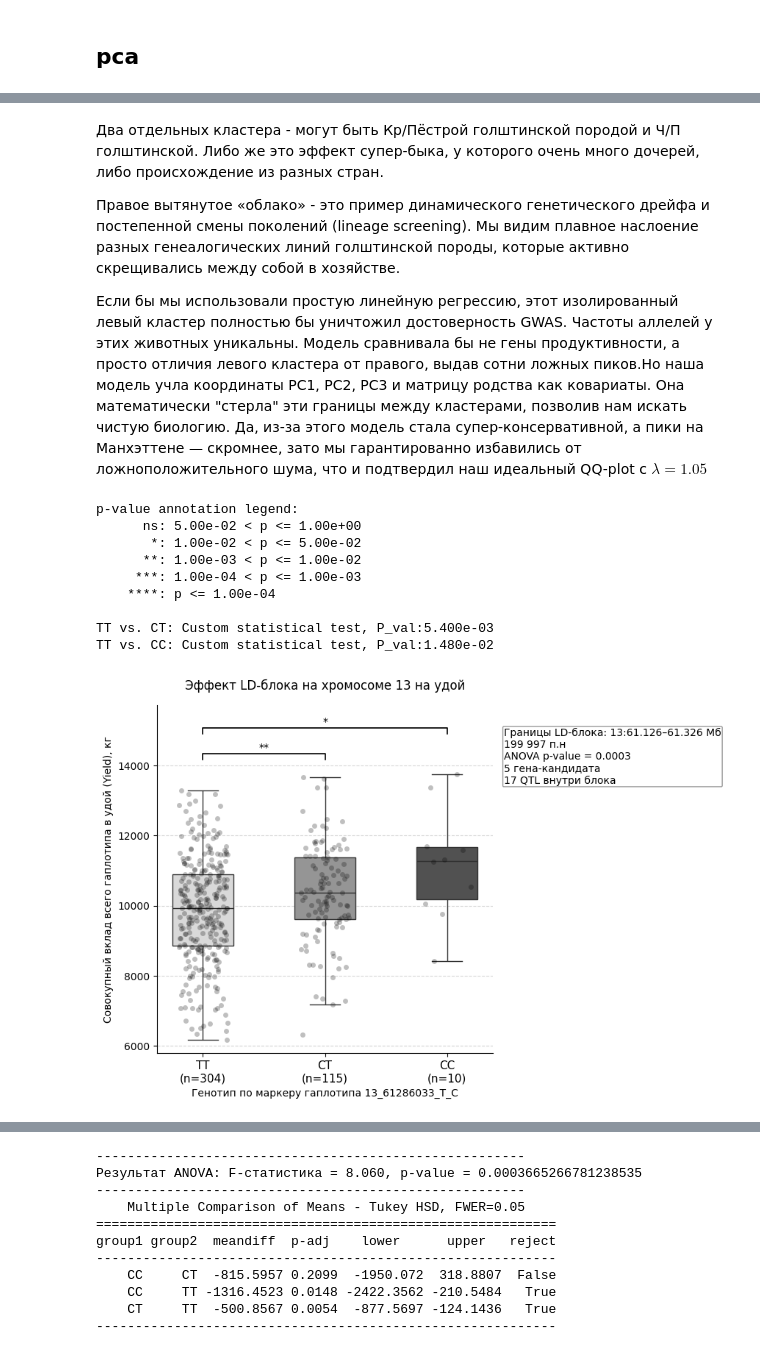
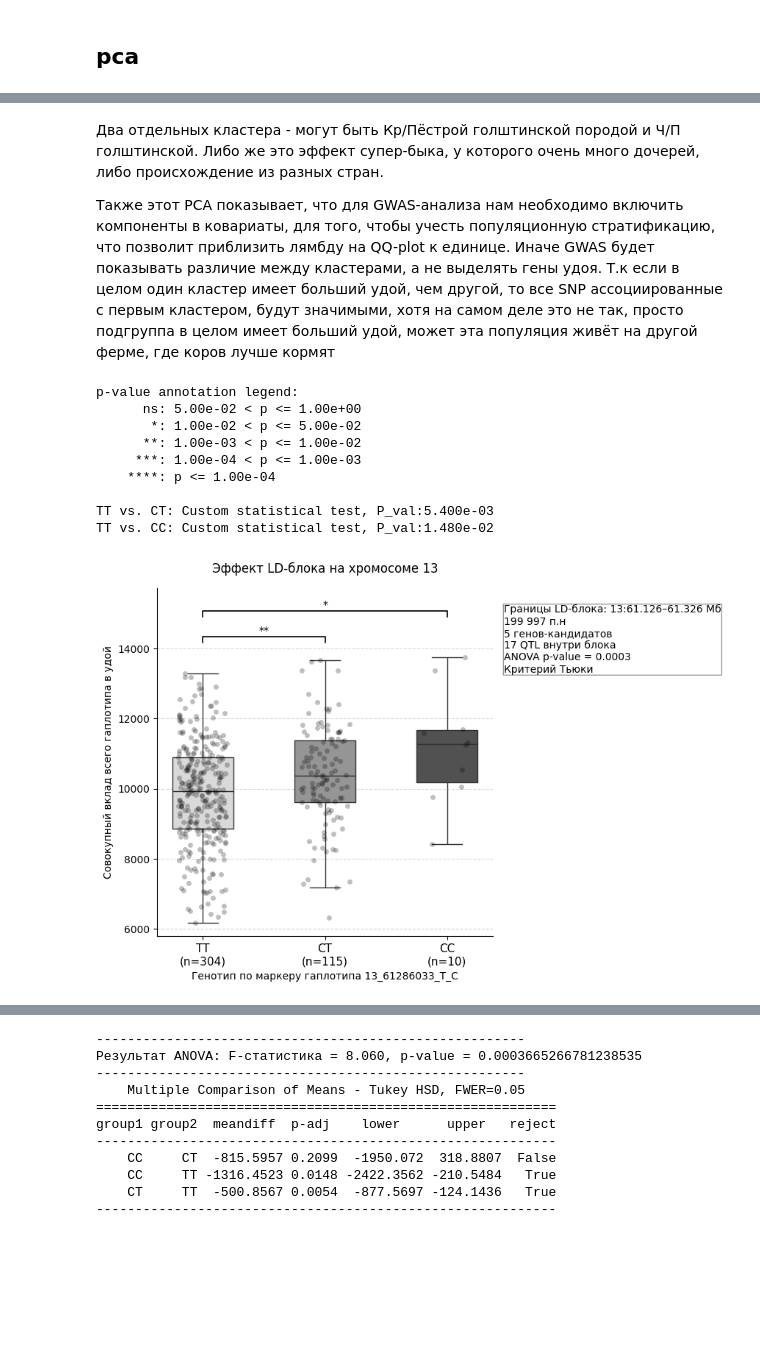
Before and after one commit to denis-ermolaev/bulls-pipeline, a Jupyter notebook: notebooks/analysis.ipynb, the cells around one changed output, grey strips where cells are left out. Cells and saved outputs as stored; diff of their text form; code cells hidden in the pictures; blank space fills up the shorter version.

```diff
--- a/notebooks/analysis.ipynb
+++ b/notebooks/analysis.ipynb
@@ -379,9 +406,7 @@ plt.show()
 # %% [markdown]
 Два отдельных кластера - могут быть Кр/Пёстрой голштинской породой и Ч/П голштинской. Либо же это эффект супер-быка, у которого очень много дочерей, либо происхождение из разных стран.
 
-Правое вытянутое «облако» - это пример динамического генетического дрейфа и постепенной смены поколений (lineage screening). Мы видим плавное наслоение разных генеалогических линий голштинской породы, которые активно скрещивались между собой в хозяйстве.
-
-Если бы мы использовали простую линейную регрессию, этот изолированный левый кластер полностью бы уничтожил достоверность GWAS. Частоты аллелей у этих животных уникальны. Модель сравнивала бы не гены продуктивности, а просто отличия левого кластера от правого, выдав сотни ложных пиков.Но наша модель учла координаты PC1, PC2, PC3 и матрицу родства как ковариаты. Она математически "стерла" эти границы между кластерами, позволив нам искать чистую биологию. Да, из-за этого модель стала супер-консервативной, а пики на Манхэттене — скромнее, зато мы гарантированно избавились от ложноположительного шума, что и подтвердил наш идеальный QQ-plot с $\lambda = 1.05$
+Также этот PCA показывает, что для GWAS-анализа нам необходимо включить компоненты в ковариаты, для того, чтобы учесть популяционную стратификацию, что позволит приблизить лямбду на QQ-plot к единице. Иначе GWAS будет показывать различие между кластерами, а не выделять гены удоя. Т.к если в целом один кластер имеет больший удой, чем другой, то все SNP ассоциированные с первым кластером, будут значимыми, хотя на самом деле это не так, просто подгруппа в целом имеет больший удой, может эта популяция живёт на другой ферме, где коров лучше кормят
 # %%
 import matplotlib.pyplot as plt
 import pandas as pd
@@ -442,9 +467,9 @@ sns.stripplot(
     jitter=0.2,  # Слегка разбрасываем их вбок для наглядности
 )
 
-plt.title("Эффект LD-блока на хромосоме 13 на удой", fontsize=12, pad=15)
+plt.title("Эффект LD-блока на хромосоме 13", fontsize=12, pad=15)
 plt.xlabel("Генотип по маркеру гаплотипа 13_61286033_T_C", fontsize=10)
-plt.ylabel("Совокупный вклад всего гаплотипа в удой (Yield), кг", fontsize=10)
+plt.ylabel("Совокупный вклад всего гаплотипа в удой", fontsize=10)
 
 # Делаем легкую горизонтальную сетку
 plt.grid(axis="y", linestyle="--", alpha=0.5)
@@ -456,9 +481,10 @@ sns.despine()
 text_info = (
     "Границы LD-блока: 13:61.126–61.326 Мб\n"
     "199 997 п.н\n"
+    "5 генов-кандидатов\n"
+    "17 QTL внутри блока\n"
     "ANOVA p-value = 0.0003\n"
-    "5 гена-кандидата\n"
-    "17 QTL внутри блока"
+    "Критерий Тьюки"
 )
 
 
@@ -483,39 +509,47 @@ annotator = Annotator(
 )
 
 # Передаем точные p-value из вашего теста Тьюки
-annotator.configure(text_format="star", loc="inside", line_width=1.2, color="black")
+annotator.configure(
+    text_format="star",
+    loc="inside",
+    line_width=1.2,
+    color="black",
+    comparisons_correction=None,
+)
 annotator.set_pvalues([0.0054, 0.0148])
 
 # Рисуем
 annotator.annotate()
 
 # --------------------------------
 
 
 # Твоя основная плашка (оставляем как есть)
 fig.text(
     0.70,
     0.8,
     text_info,
     fontsize=10,
     verticalalignment="center",
-    bbox=dict(boxstyle="round,pad=0.1", facecolor="white", alpha=0.8, edgecolor="gray"),
+    bbox=dict(
+        boxstyle="round,pad=0.05", facecolor="white", alpha=0.8, edgecolor="gray"
+    ),
 )
 
 # Сжимаем сам график до 75% ширины окна, чтобы освободить 25% справа под плашку
 plt.tight_layout(rect=[0, 0, 0.70, 1])  # оставляет правые 25% свободными
 
 # plt.tight_layout()
 # plt.savefig("genotype_yield_boxplot.png", dpi=300, bbox_inches='tight')
 plt.show()
 # %% [output]
 p-value annotation legend:
       ns: 5.00e-02 < p <= 1.00e+00
        *: 1.00e-02 < p <= 5.00e-02
       **: 1.00e-03 < p <= 1.00e-02
      ***: 1.00e-04 < p <= 1.00e-03
     ****: p <= 1.00e-04
 
 TT vs. CT: Custom statistical test, P_val:5.400e-03
 TT vs. CC: Custom statistical test, P_val:1.480e-02
-[figure, old version]
+[figure, new version]
```
Also changed, not shown: parts of 36 cells of this notebook, 3 other files.
